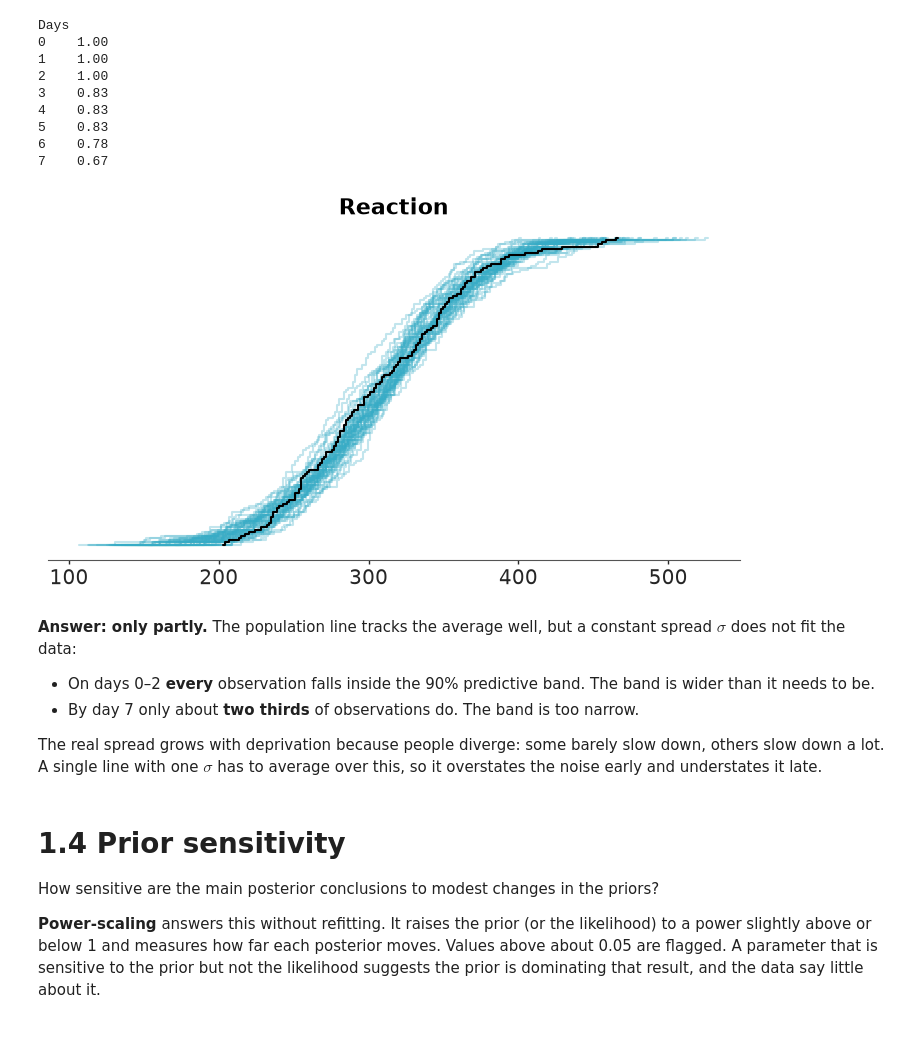
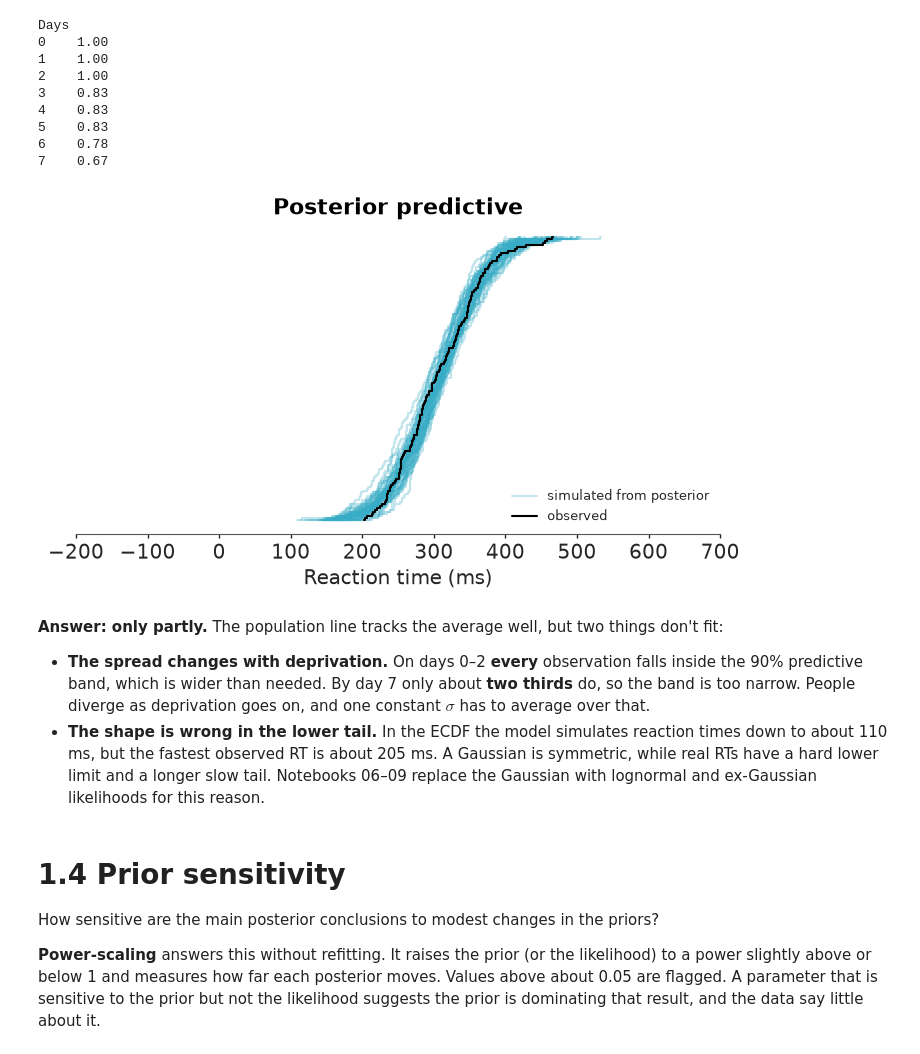
Before and after one commit to EnzonioBanderas/BayesianShortCourse, a Jupyter notebook: sleep/01_linear_baseline.ipynb, the cells around one changed output. Drawn from its saved outputs; the diff is of its cells as text; code cells hidden in the pictures.

```diff
--- a/sleep/01_linear_baseline.ipynb
+++ b/sleep/01_linear_baseline.ipynb
@@ -165,5 +195,5 @@ These describe uncertainty about the *average* line. They are not predictions fo
 # %%
-idata = model.fit(draws=1000, chains=4, random_seed=RANDOM_SEED)
+idata = model.fit(draws=2000, tune=2000, chains=4, random_seed=RANDOM_SEED)
 
 print("Divergences:", int(idata["sample_stats"]["diverging"].sum()))
 azs.summary(idata, var_names=["Intercept", "Days", "sigma"], ci_prob=0.9, ci_kind="hdi")
@@ -259,16 +297,19 @@ Days
 6    0.78
 7    0.67
 # %%
-azp.plot_ppc_dist(idata, var_names=["Reaction"], kind="ecdf", figure_kwargs={"figsize": (7, 4)});
+azp.plot_ppc_dist(idata, var_names=["Reaction"], kind="ecdf", figure_kwargs={"figsize": (7, 4)})
+
+ax = plt.gcf().axes[0]
+ax.set(xlabel="Reaction time (ms)", title="Posterior predictive", xlim=(-200, 700))
+ax.legend([ax.lines[0], ax.lines[-1]], ["simulated from posterior", "observed"], frameon=False, fontsize=9, loc="lower right")
+plt.show()
 # %% [output]
-[figure, old version]
+[figure, new version]
 # %% [markdown]
-**Answer: only partly.** The population line tracks the average well, but a constant spread $\sigma$ does not fit the data:
+**Answer: only partly.** The population line tracks the average well, but two things don't fit:
 
-- On days 0–2 **every** observation falls inside the 90% predictive band. The band is wider than it needs to be.
-- By day 7 only about **two thirds** of observations do. The band is too narrow.
-
-The real spread grows with deprivation because people diverge: some barely slow down, others slow down a lot. A single line with one $\sigma$ has to average over this, so it overstates the noise early and understates it late.
+- **The spread changes with deprivation.** On days 0–2 **every** observation falls inside the 90% predictive band, which is wider than needed. By day 7 only about **two thirds** do, so the band is too narrow. People diverge as deprivation goes on, and one constant $\sigma$ has to average over that.
+- **The shape is wrong in the lower tail.** In the ECDF the model simulates reaction times down to about 110 ms, but the fastest observed RT is about 205 ms. A Gaussian is symmetric, while real RTs have a hard lower limit and a longer slow tail. Notebooks 06–09 replace the Gaussian with lognormal and ex-Gaussian likelihoods for this reason.
 # %% [markdown]
 # 1.4 Prior sensitivity
 
```
Also changed, not shown: parts of 16 cells of this notebook.
